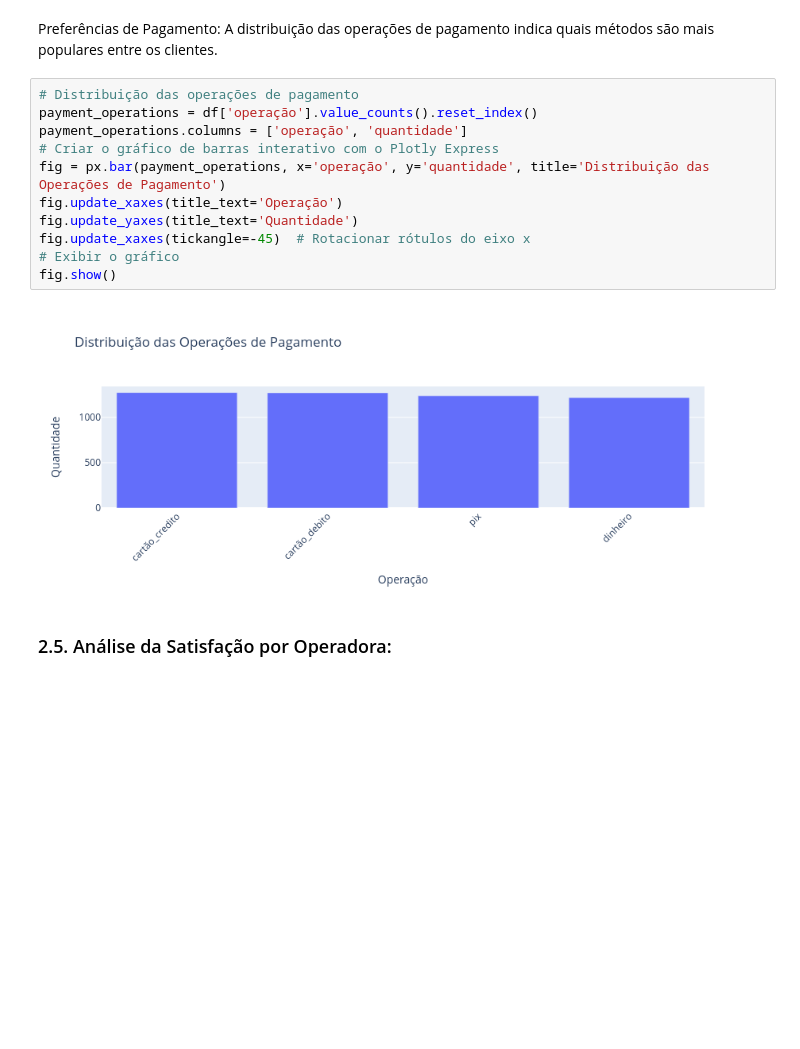
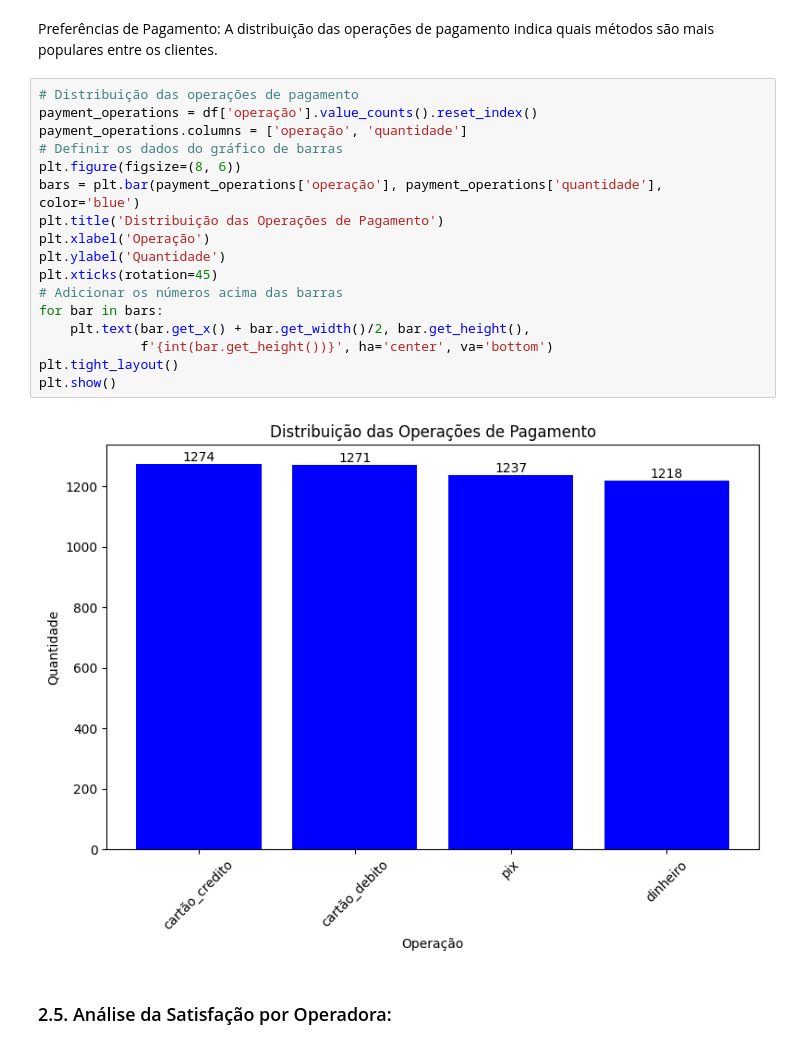
Before and after one commit to Jandersolutions/super_mercado, a Jupyter notebook: notebooks/projeto.ipynb, the cells around one changed output. Saved outputs shown, nothing was run; the diff lists cells and outputs as text; blank space fills up the shorter version.

```diff
--- a/notebooks/projeto.ipynb
+++ b/notebooks/projeto.ipynb
@@ -120,16 +131,22 @@ Preferências de Pagamento: A distribuição das operações de pagamento indica
 # %%
 # Distribuição das operações de pagamento
 payment_operations = df['operação'].value_counts().reset_index()
 payment_operations.columns = ['operação', 'quantidade']
-# Criar o gráfico de barras interativo com o Plotly Express
-fig = px.bar(payment_operations, x='operação', y='quantidade', title='Distribuição das Operações de Pagamento')
-fig.update_xaxes(title_text='Operação')
-fig.update_yaxes(title_text='Quantidade')
-fig.update_xaxes(tickangle=-45)  # Rotacionar rótulos do eixo x
-# Exibir o gráfico
-fig.show()
+# Definir os dados do gráfico de barras
+plt.figure(figsize=(8, 6))
+bars = plt.bar(payment_operations['operação'], payment_operations['quantidade'], color='blue')
+plt.title('Distribuição das Operações de Pagamento')
+plt.xlabel('Operação')
+plt.ylabel('Quantidade')
+plt.xticks(rotation=45)
+# Adicionar os números acima das barras
+for bar in bars:
+    plt.text(bar.get_x() + bar.get_width()/2, bar.get_height(),
+             f'{int(bar.get_height())}', ha='center', va='bottom')
+plt.tight_layout()
+plt.show()
 # %% [output]
-[figure, old version]
+[figure, new version]
 # %% [markdown]
 ### 2.5. Análise da Satisfação por Operadora:
 # %% [markdown]
```
Also changed, not shown: parts of 4 cells of this notebook, 1 other file.
